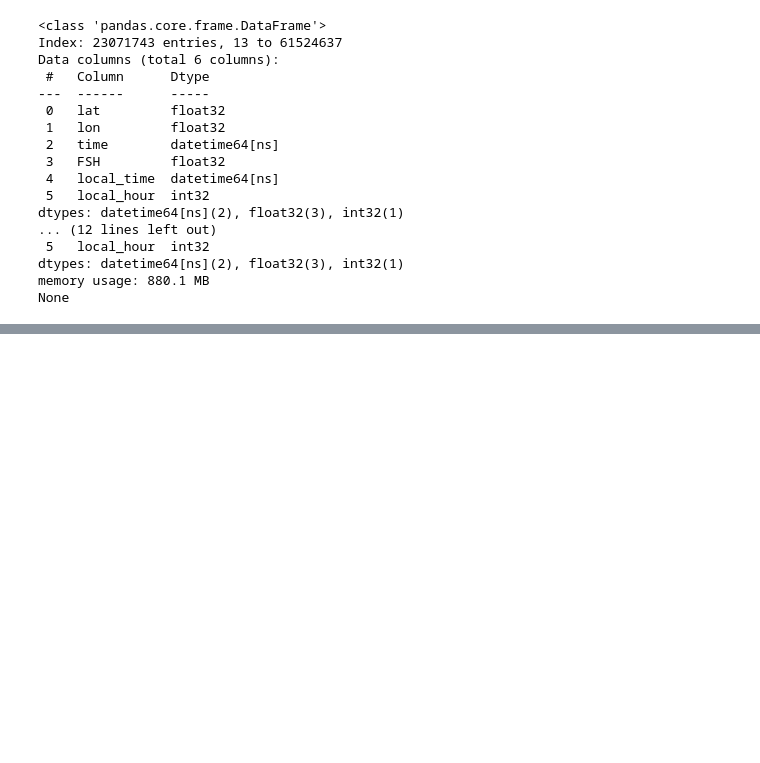
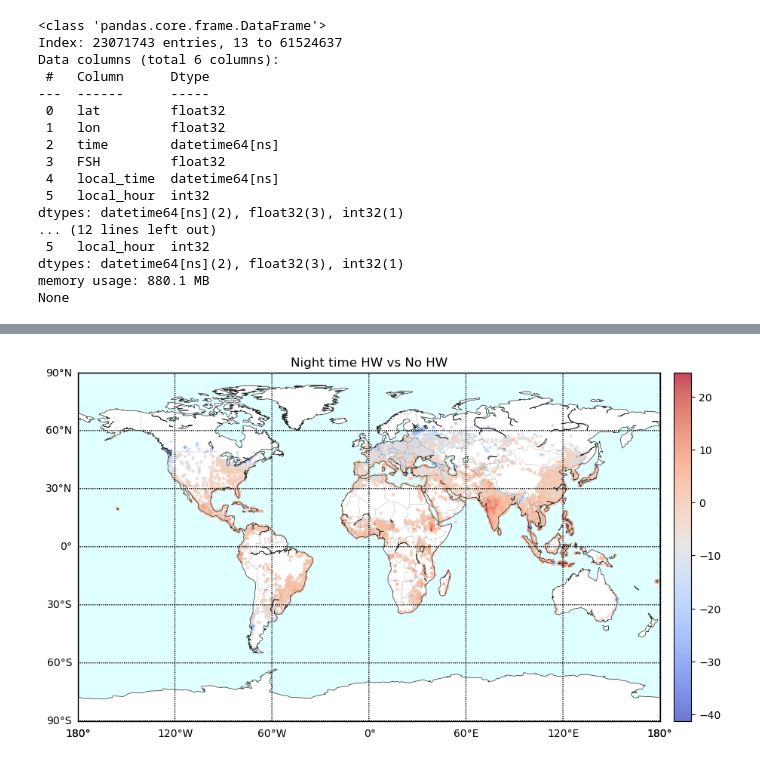
Before and after one commit to johnnyguo2007/research, a Jupyter notebook: hw_global/Investigate/Investigate_FSH_day.ipynb, the cells around one changed output, grey strips where cells are left out. Saved outputs shown, nothing was run; the diff lists cells and outputs as text; code cells hidden in the pictures; blank space fills up the shorter version.

Commit message:
day negative and night positive FSH

```diff
--- a/hw_global/Investigate/Investigate_FSH_day.ipynb
+++ b/hw_global/Investigate/Investigate_FSH_day.ipynb
@@ -17,7 +17,8 @@ def normalize_longitude(lons):
     normalized_lons = np.where(lons > 180, lons - 360, lons)
     return normalized_lons
 
-def draw_map_subplot(ax,, title, variable):
+
+def draw_map_subplot(ax, title, data, variable):
     if data.empty:
         print(f"No data available for {title}. Skipping plot.")
         ax.set_title(title + " - No Data Available")
@@ -47,10 +48,10 @@ def draw_map_subplot(ax,, title, variable):
 
 variables = {
     'Q2M': 'Global mean 2m Specific Humidity (Q2M)',
-    # 'FSH': 'Sensible Heat Flux (FSH)',
-    # 'EFLX_LH_TOT': 'Latent Heat Flux (EFLX_LH_TOT)',
-    # 'FSA': 'Shortwave Radiation (FSA)',
-    # 'U10': 'Wind Speed (U10)',
+    'FSH': 'Sensible Heat Flux (FSH)',
+    'EFLX_LH_TOT': 'Latent Heat Flux (EFLX_LH_TOT)',
+    'FSA': 'Shortwave Radiation (FSA)',
+    'U10': 'Wind Speed (U10)',
 }
 # %% [markdown]
 #  get datafraem from zarr
@@ -84,8 +85,8 @@ var = 'FSH'
 # data_array_no_hw = ds_no_hw_zarr[var]
 # data_array_no_hw =filter_daytime_by_local_hour(data_array_no_hw)
 # %%
-df_no_hw = zarr_to_dataframe(str_no_hw_zarr, 1985, 2013, core_vars=[var])
-df_hw = zarr_to_dataframe(str_hw_zarr, 1985, 2013, core_vars=[var])
+df_no_hw = zarr_to_dataframe(str_no_hw_zarr, 1985, 2013, core_vars=variables)
+df_hw = zarr_to_dataframe(str_hw_zarr, 1985, 2013, core_vars=variables)
 # %%
 df_no_hw.info()
 # %% [output]
@@ -226,0 +230,4 @@ NameError: name 'daytime_hw' is not defined
+# %%
+plot_hw_no_diff(nighttime_hw, nighttime_no_hw, 'Night time HW vs No HW', 'FSH')
+# %% [output]
+[figure, added]
```
Also changed, not shown: parts of 3 cells of this notebook.
